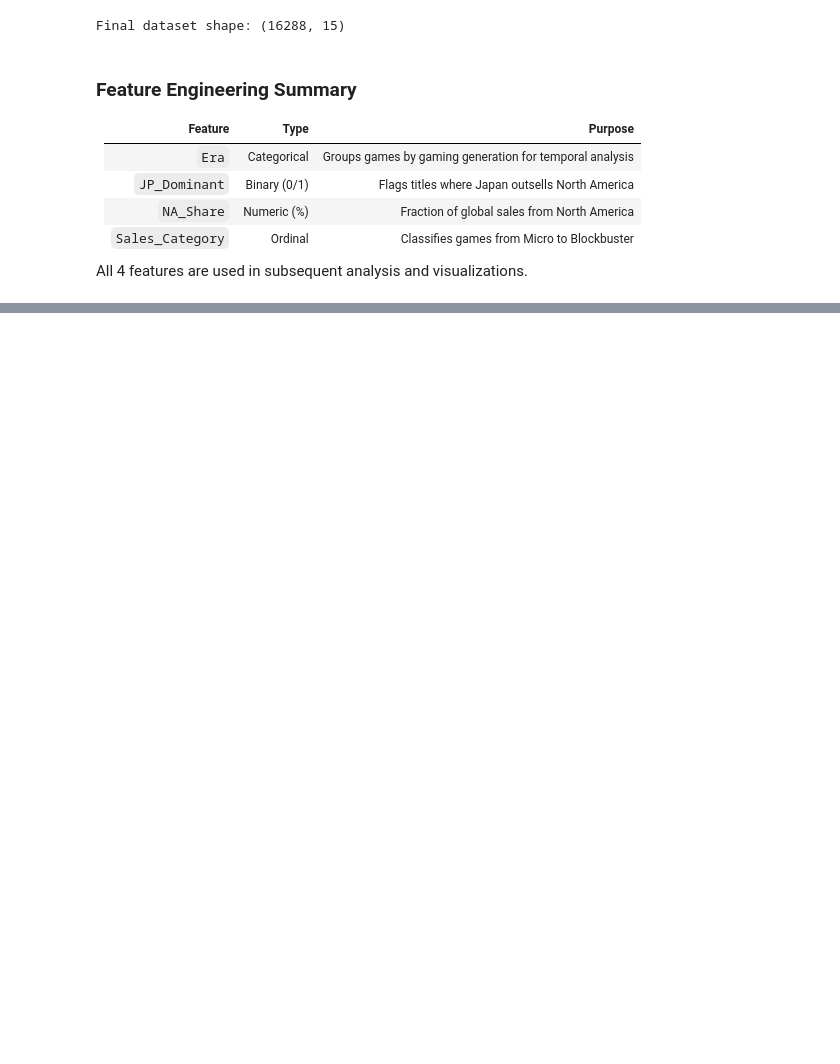
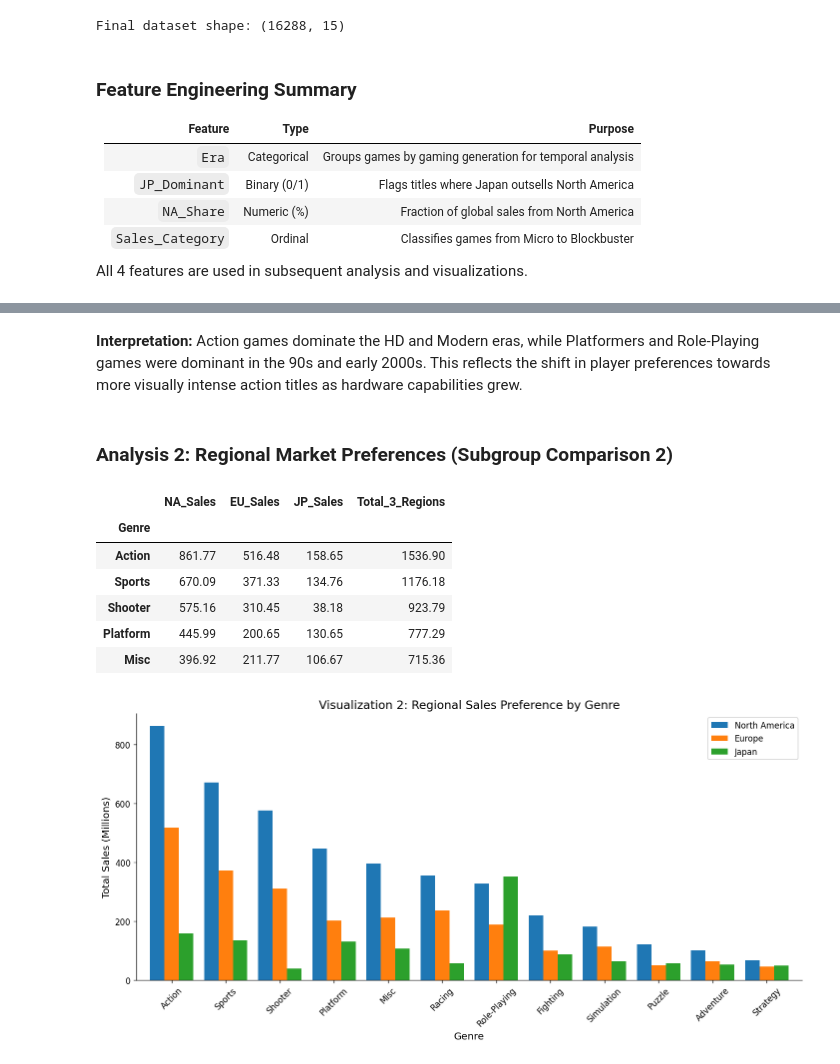
Before and after one commit to MIHMahmudEli/Video-Game-Sales-Market-Analysis-Drivers-of-Commercial-Success, a Jupyter notebook: Video_Game_Sales_Analysis.ipynb, the cells around one changed output, grey strips where cells are left out. Cells and saved outputs as stored; diff of their text form; code cells hidden in the pictures; blank space fills up the shorter version.

```diff
--- a/Video_Game_Sales_Analysis.ipynb
+++ b/Video_Game_Sales_Analysis.ipynb
@@ -308,0 +340,32 @@ All 4 features are used in subsequent analysis and visualizations.
+# %% [markdown]
+**Interpretation:** Action games dominate the HD and Modern eras, while Platformers and Role-Playing games were dominant in the 90s and early 2000s. This reflects the shift in player preferences towards more visually intense action titles as hardware capabilities grew.
+# %% [markdown]
+### Analysis 2: Regional Market Preferences (Subgroup Comparison 2)
+# %%
+# Analysis 2: Comparing NA, EU, and JP sales by Genre
+regional_genre = df.groupby("Genre")[["NA_Sales", "EU_Sales", "JP_Sales"]].sum()
+regional_genre["Total_3_Regions"] = regional_genre.sum(axis=1)
+
+# Sort by NA_Sales for better visualization
+regional_genre = regional_genre.sort_values(by="NA_Sales", ascending=False)
+display(regional_genre.head())
+
+# Visualization 2: Grouped Bar Chart
+ax = regional_genre[["NA_Sales", "EU_Sales", "JP_Sales"]].plot(kind="bar", figsize=(12, 6), width=0.8)
+plt.title("Visualization 2: Regional Sales Preference by Genre")
+plt.ylabel("Total Sales (Millions)")
+plt.xlabel("Genre")
+plt.xticks(rotation=45)
+plt.legend(["North America", "Europe", "Japan"])
+plt.tight_layout()
+plt.savefig(f"{FIGURES_DIR}/viz2_regional.png")
+plt.show()
+# %% [output]
+|  | NA_Sales | EU_Sales | JP_Sales | Total_3_Regions |
+| Genre |  |  |  |  |
+| Action | 861.77 | 516.48 | 158.65 | 1536.90 |
+| Sports | 670.09 | 371.33 | 134.76 | 1176.18 |
+| Shooter | 575.16 | 310.45 | 38.18 | 923.79 |
+| Platform | 445.99 | 200.65 | 130.65 | 777.29 |
+| Misc | 396.92 | 211.77 | 106.67 | 715.36 |
+[figure, added]
```
Also changed, not shown: parts of 10 cells of this notebook, 4 other files.
